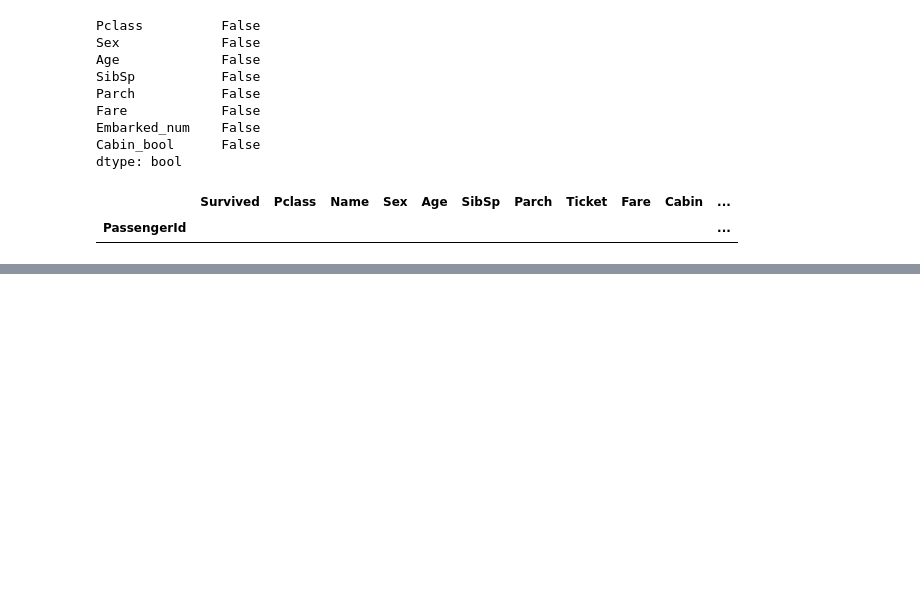
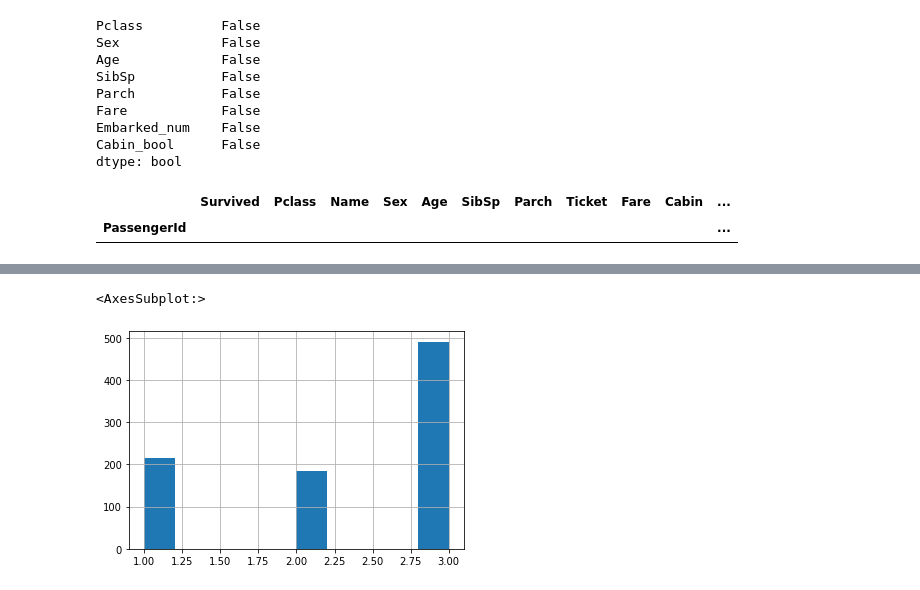
Before and after one commit to TefloniusMonk/intro, a Jupyter notebook: notebooks/titanic.ipynb, the cells around one changed output, grey strips where cells are left out. Drawn from its saved outputs; the diff is of its cells as text; code cells hidden in the pictures; blank space fills up the shorter version.

```diff
--- a/notebooks/titanic.ipynb
+++ b/notebooks/titanic.ipynb
@@ -224,0 +289,5 @@ ds[ds['Fare'].isnull()]
+# %%
+dataset['Pclass'].hist()
+# %% [output]
+<AxesSubplot:>
+[figure, added]
```
Also changed, not shown: parts of 25 cells of this notebook, 3 other files.
